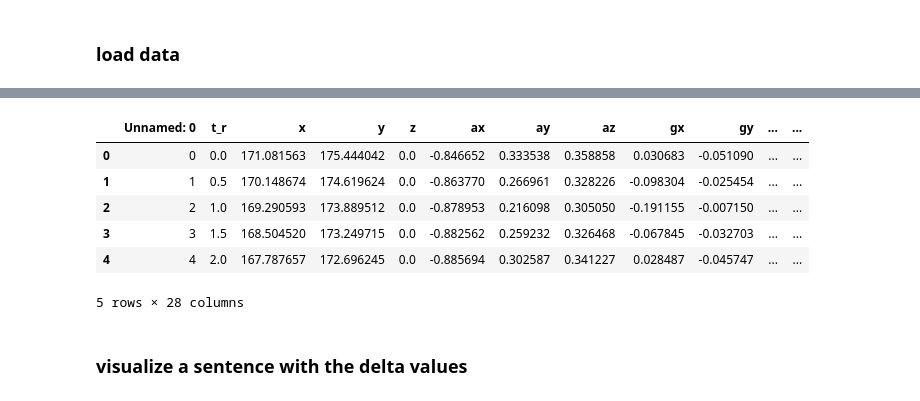
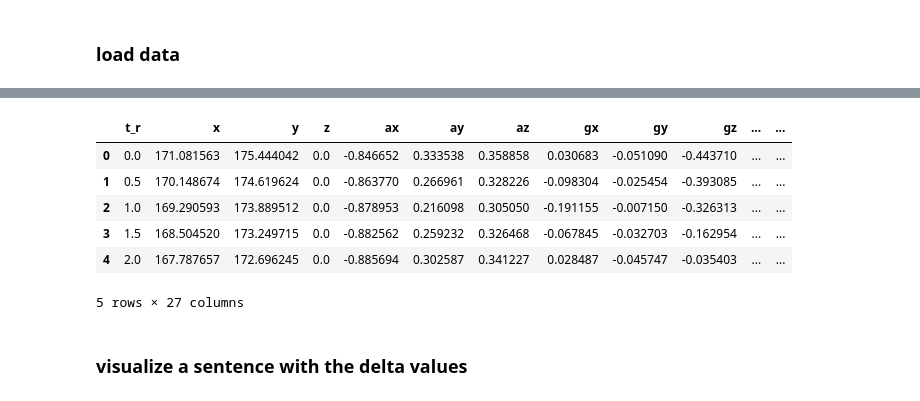
Before and after one commit to anni5701/tracePrediction, a Jupyter notebook: main_4.ipynb, the cells around one changed output, grey strips where cells are left out. Drawn from its saved outputs; the diff is of its cells as text; code cells hidden in the pictures.

```diff
--- a/main_4.ipynb
+++ b/main_4.ipynb
@@ -4,7 +5,7 @@ from train_trace_3 import *
 # %% [markdown]
 ### load data
 # %%
-#data = Dataset("set1_imu.csv", "set1_tab.csv")
-#data.data_set.to_csv("./data/data_frame_smooth.csv")
-#data = data.data_set
-#plot_ith_segment(data, 47)
+data = Dataset("set1_imu.csv", "set1_tab.csv")
+data.data_set.to_csv("./data/data_frame_smooth.csv")
+data = data.data_set
+plot_ith_segment(data, 47)
@@ -11,30 +19,30 @@ from train_trace_3 import *
 # %%
 
-df = pd.read_csv("./data/data_frame_smooth.csv")
-data = df
+#df = pd.read_csv("./data/data_frame_smooth.csv")
+#data = df
 # get start indices for the different segments (here a segment represents a sentence)
 segment_starts = data[data["segment"].diff() != 0].index.tolist()
 # so that dx at index i represents the difference to i+1
 data["dx"] = data["dx"].shift(-1)
 data["dy"] = data["dy"].shift(-1)
 
 num_segments = data["segment"].iloc[-1]
 feature_columns = ["ax", "ay", "az", "vel_x", "vel_y", "vel_z", "gx", "gy", "gz", "q0", "q1", "q2", "q3"]
 label_columns = ["dx", "dy"]
 
 INPUT_DIM = 13
 OUTPUT_DIM = 2
 
 
 data.head()
 # %% [output]
-|  | Unnamed: 0 | t_r | x | y | z | ax | ay | az | gx | gy | ... | ... |
-| 0 | 0 | 0.0 | 171.081563 | 175.444042 | 0.0 | -0.846652 | 0.333538 | 0.358858 | 0.030683 | -0.051090 | ... | ... |
-| 1 | 1 | 0.5 | 170.148674 | 174.619624 | 0.0 | -0.863770 | 0.266961 | 0.328226 | -0.098304 | -0.025454 | ... | ... |
-| 2 | 2 | 1.0 | 169.290593 | 173.889512 | 0.0 | -0.878953 | 0.216098 | 0.305050 | -0.191155 | -0.007150 | ... | ... |
-| 3 | 3 | 1.5 | 168.504520 | 173.249715 | 0.0 | -0.882562 | 0.259232 | 0.326468 | -0.067845 | -0.032703 | ... | ... |
-| 4 | 4 | 2.0 | 167.787657 | 172.696245 | 0.0 | -0.885694 | 0.302587 | 0.341227 | 0.028487 | -0.045747 | ... | ... |
+|  | t_r | x | y | z | ax | ay | az | gx | gy | gz | ... | ... |
+| 0 | 0.0 | 171.081563 | 175.444042 | 0.0 | -0.846652 | 0.333538 | 0.358858 | 0.030683 | -0.051090 | -0.443710 | ... | ... |
+| 1 | 0.5 | 170.148674 | 174.619624 | 0.0 | -0.863770 | 0.266961 | 0.328226 | -0.098304 | -0.025454 | -0.393085 | ... | ... |
+| 2 | 1.0 | 169.290593 | 173.889512 | 0.0 | -0.878953 | 0.216098 | 0.305050 | -0.191155 | -0.007150 | -0.326313 | ... | ... |
+| 3 | 1.5 | 168.504520 | 173.249715 | 0.0 | -0.882562 | 0.259232 | 0.326468 | -0.067845 | -0.032703 | -0.162954 | ... | ... |
+| 4 | 2.0 | 167.787657 | 172.696245 | 0.0 | -0.885694 | 0.302587 | 0.341227 | 0.028487 | -0.045747 | -0.035403 | ... | ... |
-5 rows × 28 columns
+5 rows × 27 columns
 # %% [markdown]
 ### visualize a sentence with the delta values
 # %%
```
Also changed, not shown: parts of 17 cells of this notebook, 2 other files.
